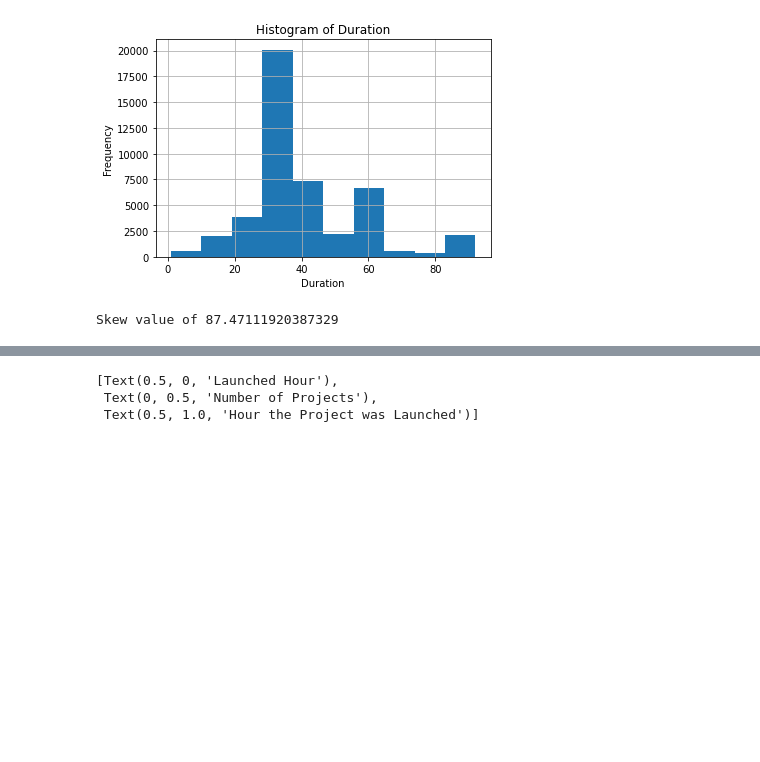
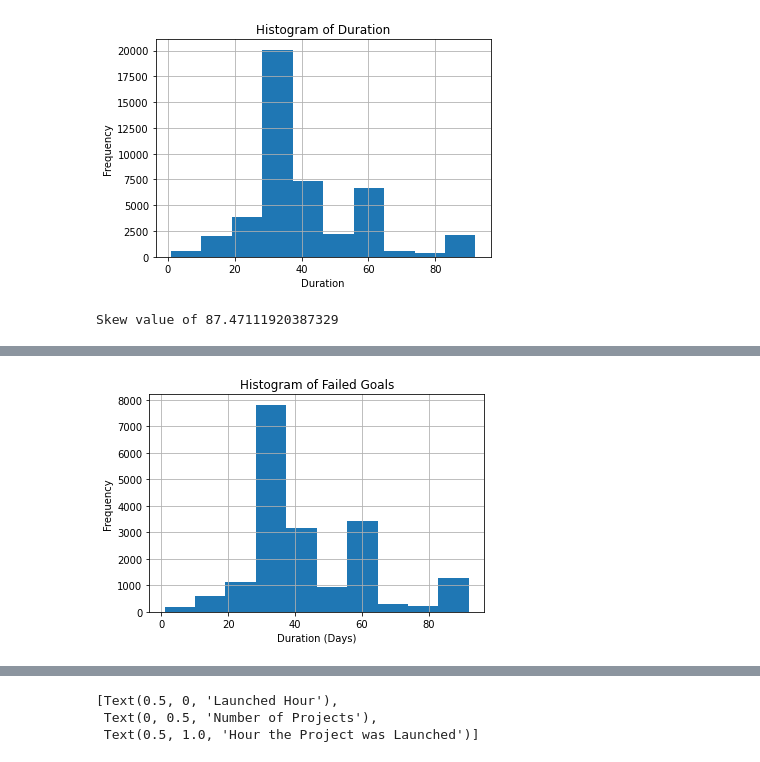
Before and after one commit to NicsLvl/GADSI, a Jupyter notebook: workings.ipynb, the cells around one changed output, grey strips where cells are left out. Cells and saved outputs as stored; diff of their text form; code cells hidden in the pictures; blank space fills up the shorter version.

```diff
--- a/workings.ipynb
+++ b/workings.ipynb
@@ -99,3 +128,12 @@ df_fail.describe()
+# %%
+plt.hist(df_fail.duration,bins=10)
+plt.xlabel('Duration (Days)')
+plt.ylabel('Frequency')
+plt.title('Histogram of Failed Goals')
+plt.grid(True)
+plt.show()
+# %% [output]
+[figure, added]
 # %%
 df.head()
 # %% [output]
```
Also changed, not shown: parts of 5 cells of this notebook, 1 other file.
